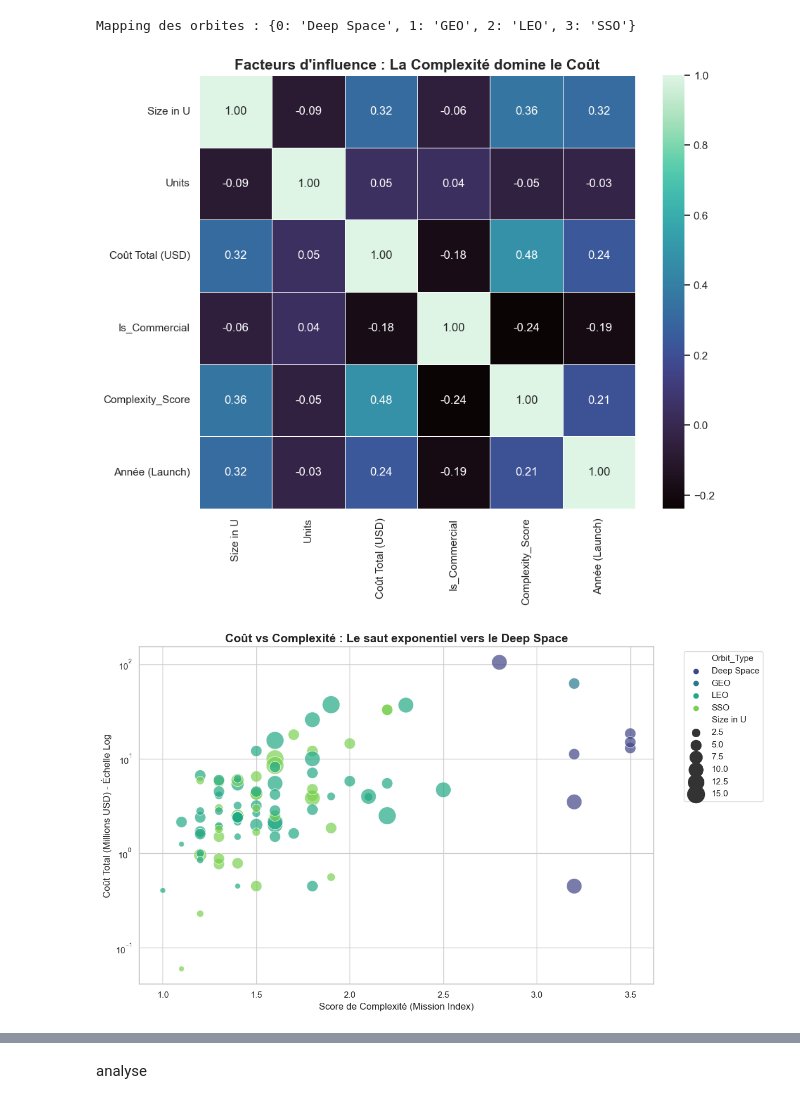
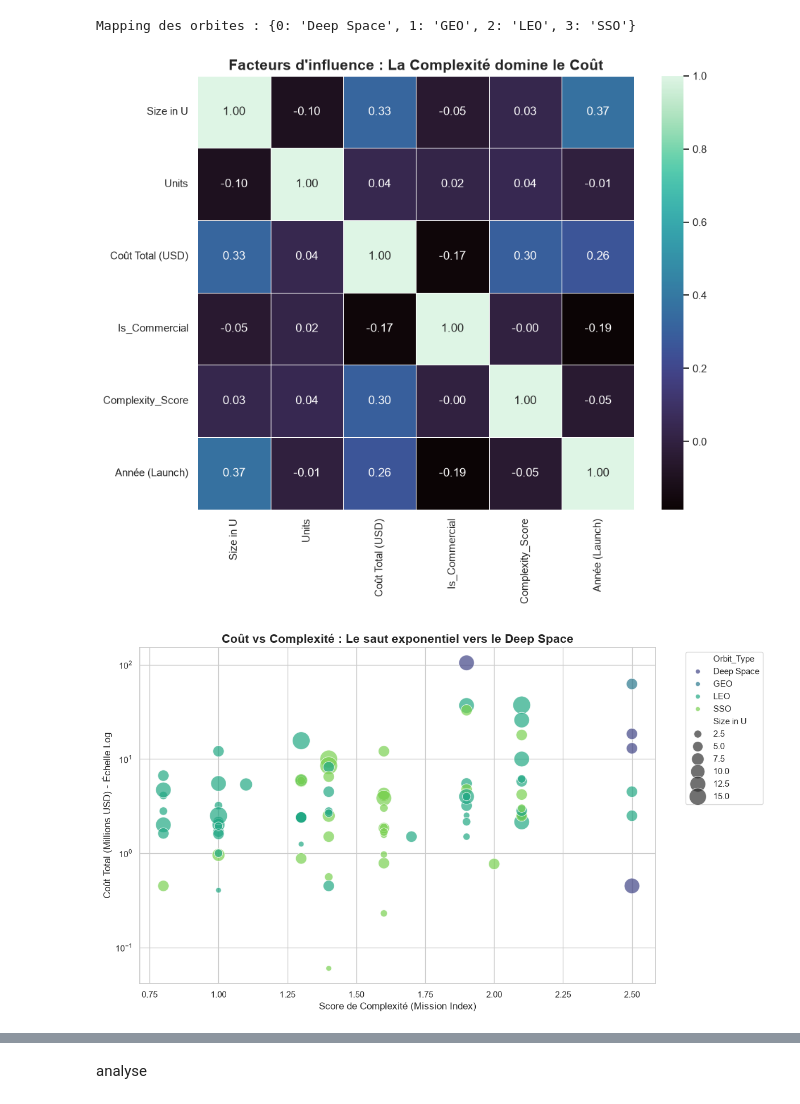
Before and after one commit to BravoDiego/bayesian-decision-model-for-cubesat-mission, a Jupyter notebook: main.ipynb, the cells around one changed output, grey strips where cells are left out. Drawn from its saved outputs; the diff is of its cells as text; code cells hidden in the pictures.

```diff
--- a/main.ipynb
+++ b/main.ipynb
@@ -10,7 +10,7 @@ sns.set_theme(style="whitegrid")
 plt.rcParams['figure.dpi'] = 100
 
 # --- 2. CHARGEMENT ET NETTOYAGE ---
-file_path = "ESA_CNES - CubeSeat Dataset - data.csv"
+file_path = "CubeSat_Dataset_Clean.csv"
 df = pd.read_csv(file_path)
 
 df['Orbit_Type'] = df['Orbit_Type'].astype('category')
@@ -47,32 +47,32 @@ sns.scatterplot(
     palette="viridis"
 )
 plt.yscale('log') # Échelle log car les coûts varient de 0.06 à 105M$
 plt.title("Coût vs Complexité : Le saut exponentiel vers le Deep Space", fontsize=15, fontweight='bold')
 plt.xlabel("Score de Complexité (Mission Index)", fontsize=12)
 plt.ylabel("Coût Total (Millions USD) - Échelle Log", fontsize=12)
 plt.legend(bbox_to_anchor=(1.05, 1), loc='upper left')
 plt.tight_layout()
 plt.show()
 
 # --- 5. VIOLIN PLOT (DISTRIBUTION ET DENSITÉ) ---
 plt.figure(figsize=(14, 7))
 sns.violinplot(
     data=df[df['Size in U'].isin([3, 6, 12])], # On se concentre sur les tailles standards
     x='Size in U',
     y='Coût Total (USD)',
     hue='Is_Commercial',
     split=True,     # Permet de comparer Commercial vs Institutionnel sur le même "violon"
     inner="quart",  # Affiche les quartiles à l'intérieur
     palette="muted"
 )
 plt.title("Densité des coûts par classe de taille (U)", fontsize=15)
 plt.show()
 
 
 # --- 6. EXPORT DES STATS POUR LE POSTER ---
 print("### Statistiques descriptives pour ton texte de poster :")
 print(df[numeric_cols].describe().to_markdown())
 # %% [output]
 Mapping des orbites : {0: 'Deep Space', 1: 'GEO', 2: 'LEO', 3: 'SSO'}
-[figure, old version]
+[figure, new version]
-[figure, old version]
+[figure, new version]
```
Also changed, not shown: parts of 4 cells of this notebook, 4 other files.
